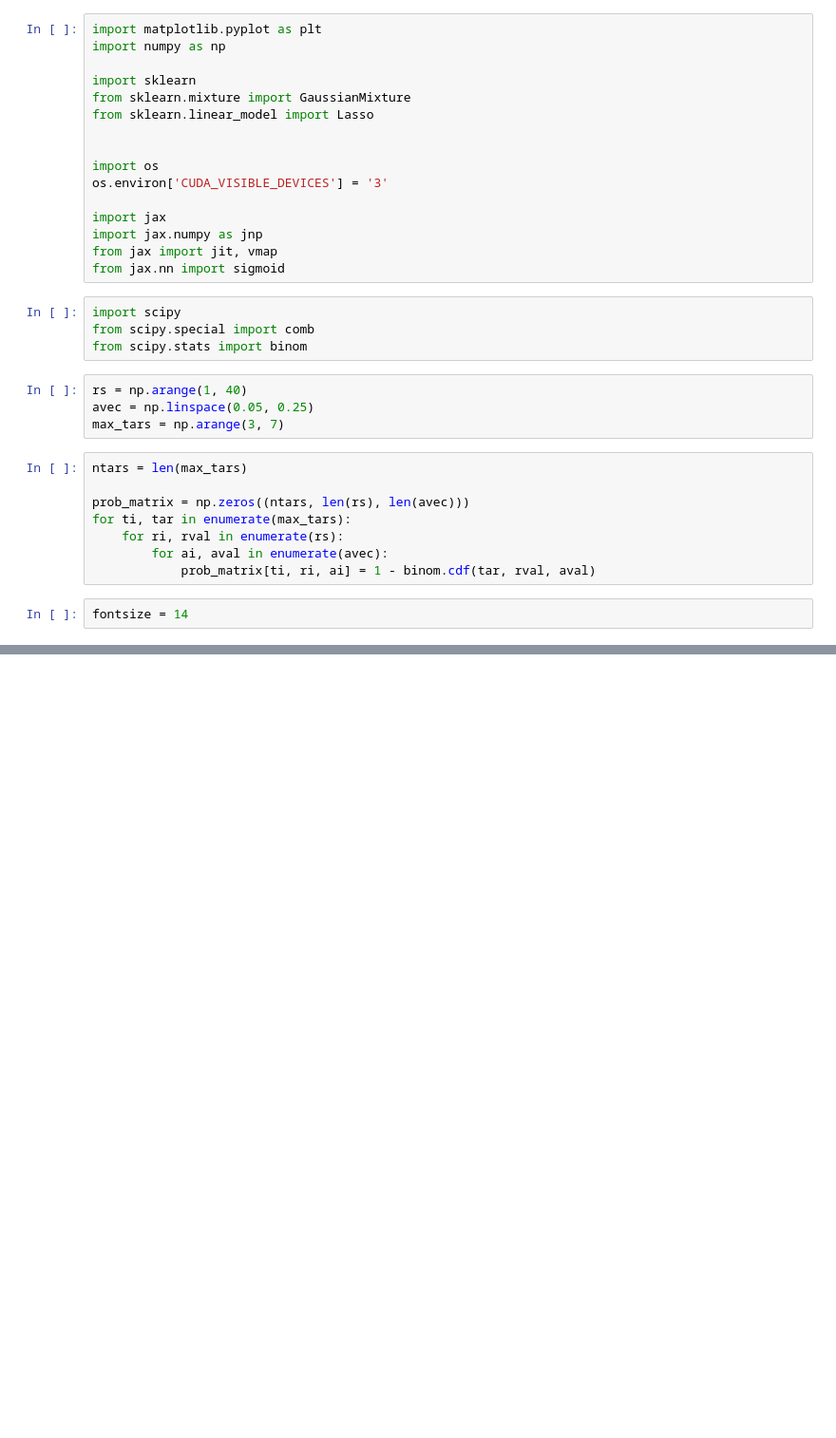
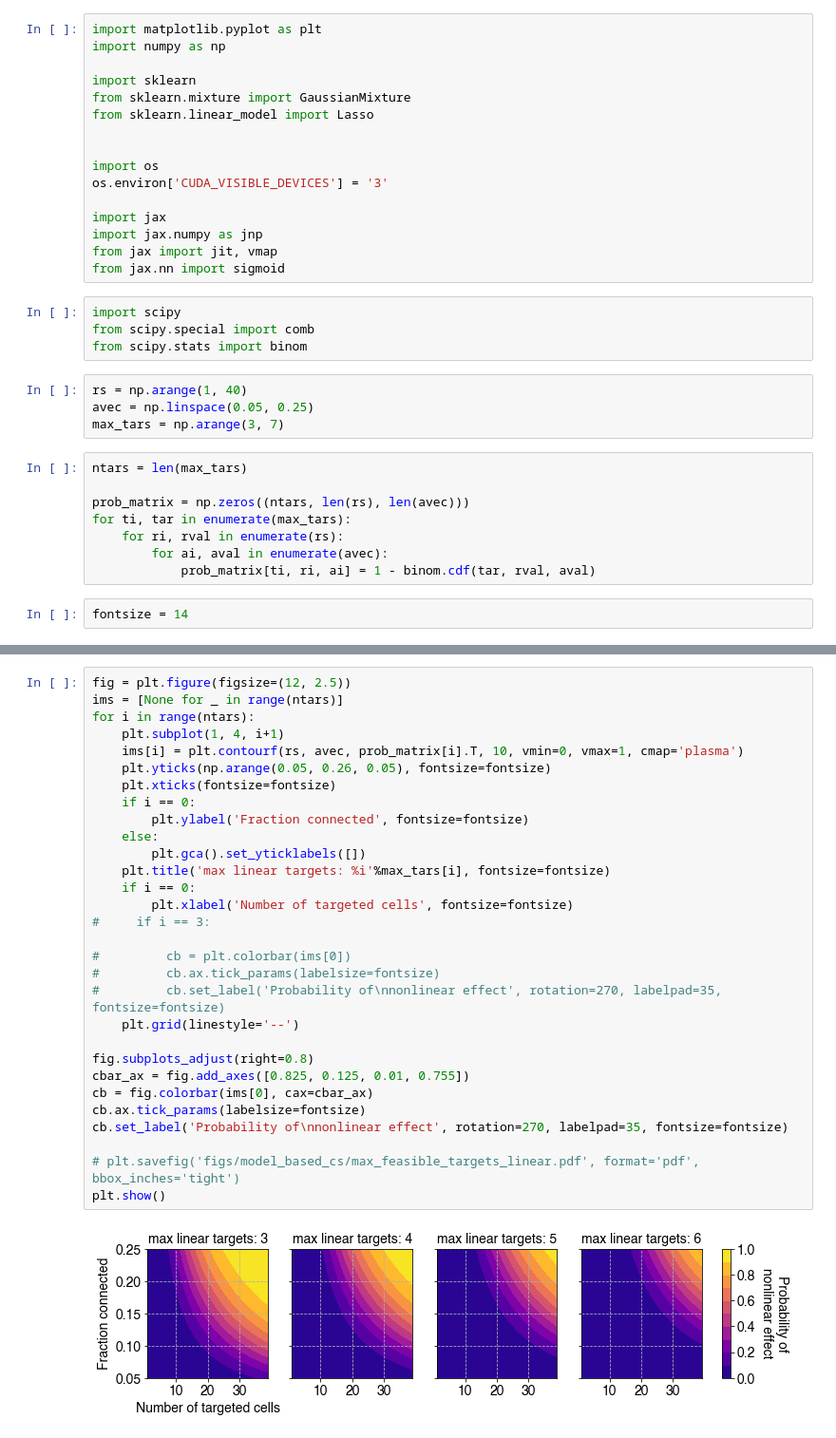
Before and after one commit to marcustriplett/circuitmap, a Jupyter notebook: notebooks/linear_preservation_probability.ipynb, the cells around one changed output, grey strips where cells are left out. Shown: that part at 95% size. Drawn from its saved outputs; the diff is of its cells as text; blank space fills up the shorter version.

```diff
--- a/notebooks/linear_preservation_probability.ipynb
+++ b/notebooks/linear_preservation_probability.ipynb
@@ -52,0 +62,32 @@ plt.show()
+# %%
+fig = plt.figure(figsize=(12, 2.5))
+ims = [None for _ in range(ntars)]
+for i in range(ntars):
+    plt.subplot(1, 4, i+1)
+    ims[i] = plt.contourf(rs, avec, prob_matrix[i].T, 10, vmin=0, vmax=1, cmap='plasma')
+    plt.yticks(np.arange(0.05, 0.26, 0.05), fontsize=fontsize)
+    plt.xticks(fontsize=fontsize)
+    if i == 0:
+        plt.ylabel('Fraction connected', fontsize=fontsize)
+    else:
+        plt.gca().set_yticklabels([])
+    plt.title('max linear targets: %i'%max_tars[i], fontsize=fontsize)
+    if i == 0:
+        plt.xlabel('Number of targeted cells', fontsize=fontsize)
+#     if i == 3:
+
+#         cb = plt.colorbar(ims[0])
+#         cb.ax.tick_params(labelsize=fontsize)
+#         cb.set_label('Probability of\nnonlinear effect', rotation=270, labelpad=35, fontsize=fontsize)
+    plt.grid(linestyle='--')
+
+fig.subplots_adjust(right=0.8)
+cbar_ax = fig.add_axes([0.825, 0.125, 0.01, 0.755])
+cb = fig.colorbar(ims[0], cax=cbar_ax)
+cb.ax.tick_params(labelsize=fontsize)
+cb.set_label('Probability of\nnonlinear effect', rotation=270, labelpad=35, fontsize=fontsize)
+
+# plt.savefig('figs/model_based_cs/max_feasible_targets_linear.pdf', format='pdf', bbox_inches='tight')
+plt.show()
+# %% [output]
+[figure, added]
```
Also changed, not shown: parts of 2 cells of this notebook, 3 other files.
